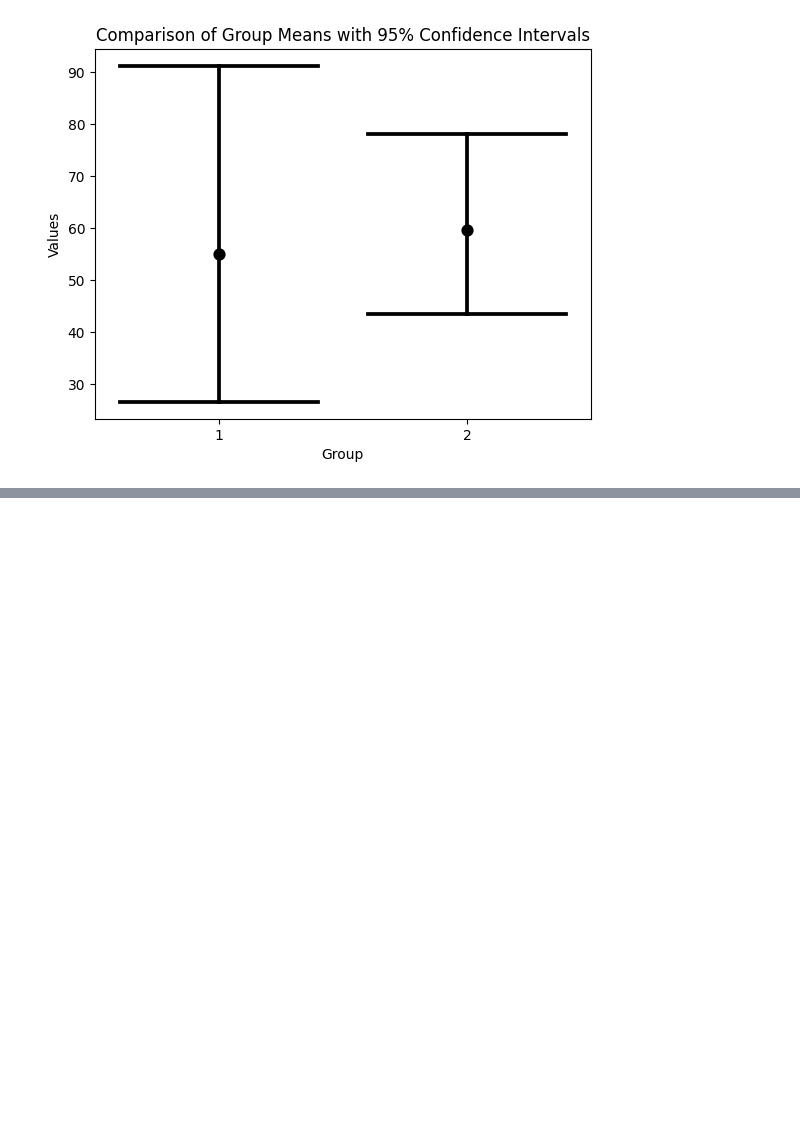
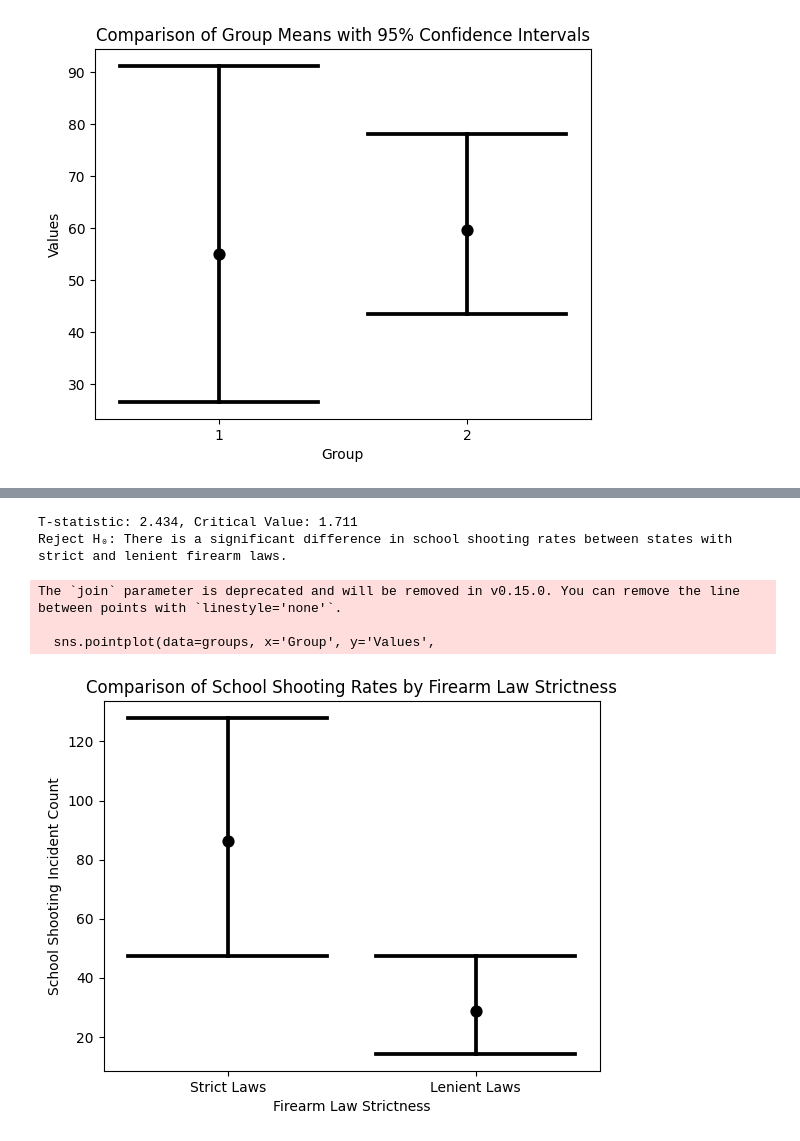
Before and after one commit to 1zpzz/QM2---school-shooting-, a Jupyter notebook: Copie_de_QM2_HypothesisTests_Shootings_vs_GunLawsAND_ESSA_HT.ipynb, the cells around one changed output, grey strips where cells are left out. Cells and saved outputs as stored; diff of their text form; code cells hidden in the pictures; blank space fills up the shorter version.

```diff
--- a/Copie_de_QM2_HypothesisTests_Shootings_vs_GunLawsAND_ESSA_HT.ipynb
+++ b/Copie_de_QM2_HypothesisTests_Shootings_vs_GunLawsAND_ESSA_HT.ipynb
@@ -476,0 +493,68 @@ The `join` parameter is deprecated and will be removed in v0.15.0. You can remov
+# %%
+import pandas as pd
+import numpy as np
+from scipy.stats import t
+import matplotlib.pyplot as plt
+import seaborn as sns
+
+# Load the datasets
+gun_laws_file = "/content/copie_State_Gun_law.xlsx"
+shooting_file = "/content/public v3 .csv"
+
+# Load the data
+gun_laws_df = pd.read_excel(gun_laws_file)
+shooting_df = pd.read_csv(shooting_file)
+
+# Clean and preprocess the gun laws dataset
+gun_laws_cleaned = gun_laws_df[['State', 'Abbreviation', 2022]].copy()
+gun_laws_cleaned.columns = ['State', 'Abbreviation', 'Gun_Law_Strictness']
+gun_laws_cleaned['Gun_Law_Strictness'] = pd.to_numeric(gun_laws_cleaned['Gun_Law_Strictness'], errors='coerce')
+
+# Clean and preprocess the shooting dataset
+shooting_df[['Year', 'State']] = shooting_df['Year;state'].str.split(';', expand=True)
+shooting_df['State'] = shooting_df['State'].str.strip().str.upper()
+shooting_counts = shooting_df.groupby('State').size().reset_index(name='Incident_Count')
+
+# Merge datasets on state abbreviation
+merged_df = pd.merge(gun_laws_cleaned, shooting_counts, left_on='Abbreviation', right_on='State', how='inner')
+
+# Define strict (upper quartile) and lenient (lower quartile) firearm law groups
+upper_quartile = merged_df['Gun_Law_Strictness'].quantile(0.75)
+lower_quartile = merged_df['Gun_Law_Strictness'].quantile(0.25)
+
+strict_laws = merged_df[merged_df['Gun_Law_Strictness'] >= upper_quartile]['Incident_Count']
+lenient_laws = merged_df[merged_df['Gun_Law_Strictness'] <= lower_quartile]['Incident_Count']
+
+# Calculate t-statistic manually
+mean_diff = strict_laws.mean() - lenient_laws.mean()
+pooled_std = np.sqrt(strict_laws.var(ddof=1)/len(strict_laws) + lenient_laws.var(ddof=1)/len(lenient_laws))
+t_stat = mean_diff / pooled_std
+
+# Degrees of freedom
+df = len(strict_laws) + len(lenient_laws) - 2
+critical_value = np.abs(t.ppf(0.05, df))
+
+# Hypothesis Decision
+print(f"T-statistic: {t_stat:.3f}, Critical Value: {critical_value:.3f}")
+if np.abs(t_stat) > critical_value:
+    print("Reject H₀: There is a significant difference in school shooting rates between states with strict and lenient firearm laws.")
+else:
+    print("Fail to Reject H₀: There is no significant difference in school shooting rates between the groups.")
+
+# Visualization
+groups = pd.DataFrame({'Values': pd.concat([strict_laws, lenient_laws]),
+                       'Group': ['Strict Laws']*len(strict_laws) + ['Lenient Laws']*len(lenient_laws)})
+
+sns.pointplot(data=groups, x='Group', y='Values',
+              errorbar=('ci', 95), color='black', join=False, capsize=.8)
+plt.xlabel('Firearm Law Strictness')
+plt.ylabel('School Shooting Incident Count')
+plt.title('Comparison of School Shooting Rates by Firearm Law Strictness')
+plt.show()
+# %% [output]
+T-statistic: 2.434, Critical Value: 1.711
+Reject H₀: There is a significant difference in school shooting rates between states with strict and lenient firearm laws.
+The `join` parameter is deprecated and will be removed in v0.15.0. You can remove the line between points with `linestyle='none'`.
+
+  sns.pointplot(data=groups, x='Group', y='Values',
+[figure, added]
```
Also changed, not shown: parts of 1 cell of this notebook.
